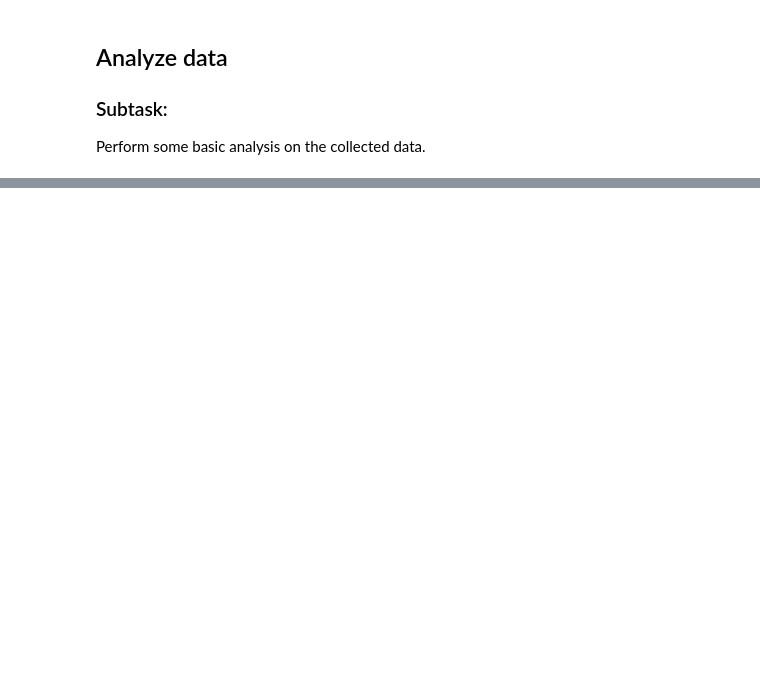
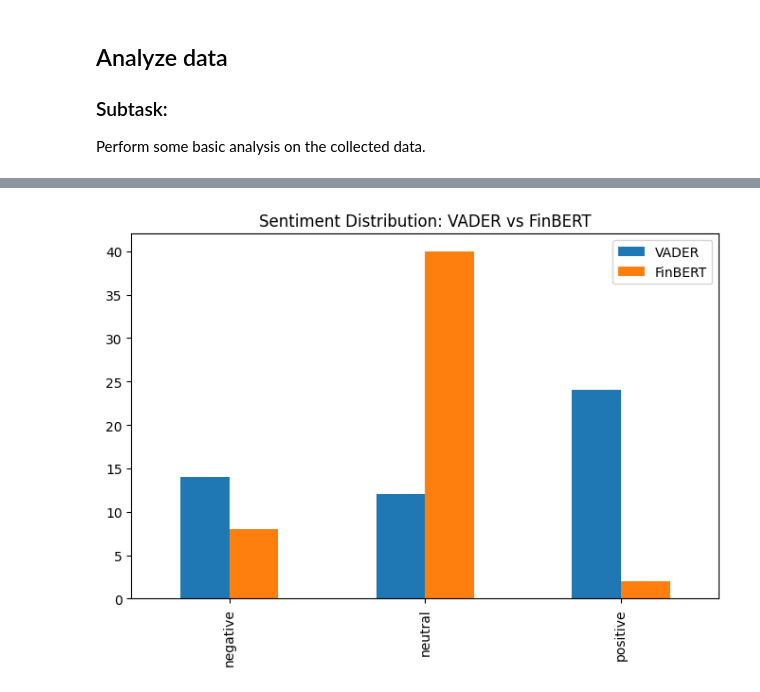
Before and after one commit to Sid-2004/Research-Paper--WallStreetsBets-ML-Emotional-Sentiment, a Jupyter notebook: Research_Paper_FinTech.ipynb, the cells around one changed output, grey strips where cells are left out. Cells and saved outputs as stored; diff of their text form; code cells hidden in the pictures; blank space fills up the shorter version.

```diff
--- a/Research_Paper_FinTech.ipynb
+++ b/Research_Paper_FinTech.ipynb
@@ -292,0 +325,13 @@ dtype: object
+# %%
+from nltk.sentiment.vader import SentimentIntensityAnalyzer
+nltk.download('vader_lexicon')
+
+sia = SentimentIntensityAnalyzer()
+
+# Apply VADER
+df["vader_score"] = df["clean_text"].apply(lambda x: sia.polarity_scores(x)["compound"])
+df["vader_sentiment"] = df["vader_score"].apply(
+    lambda x: "positive" if x > 0.05 else ("negative" if x < -0.05 else "neutral")
+)
+
+df["vader_sentiment"].value_counts()
@@ -292,0 +347,17 @@ dtype: object
+# %%
+from transformers import AutoTokenizer, AutoModelForSequenceClassification, pipeline
+
+# Load FinBERT
+model = AutoModelForSequenceClassification.from_pretrained("ProsusAI/finbert")
+tokenizer = AutoTokenizer.from_pretrained("ProsusAI/finbert")
+finbert_pipeline = pipeline("sentiment-analysis", model=model, tokenizer=tokenizer)
+
+# Apply FinBERT sentiment analysis
+def get_finbert_sentiment(text):
+    if not text.strip():
+        return "neutral"
+    result = finbert_pipeline(text[:512])[0]  # truncate long posts
+    return result["label"]
+
+df["finbert_sentiment"] = df["clean_text"].apply(get_finbert_sentiment)
+df["finbert_sentiment"].value_counts()
@@ -292,0 +377,13 @@ dtype: object
+# %%
+import matplotlib.pyplot as plt
+
+comparison = pd.DataFrame({
+    "VADER": df["vader_sentiment"].value_counts(),
+    "FinBERT": df["finbert_sentiment"].value_counts()
+}).fillna(0)
+
+comparison.plot(kind="bar", figsize=(8,5))
+plt.title("Sentiment Distribution: VADER vs FinBERT")
+plt.show()
+# %% [output]
+[figure, added]
```
Also changed, not shown: parts of 17 cells of this notebook.
